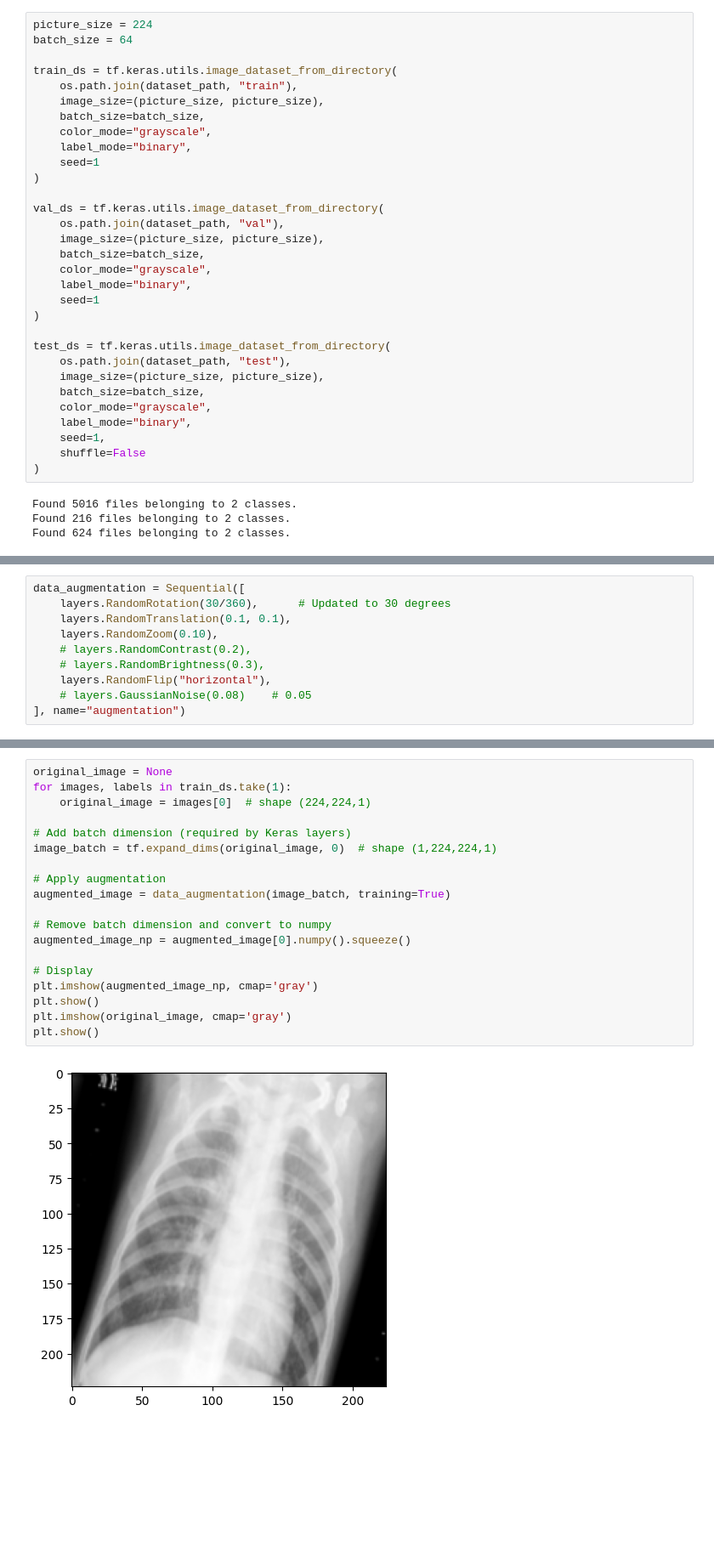
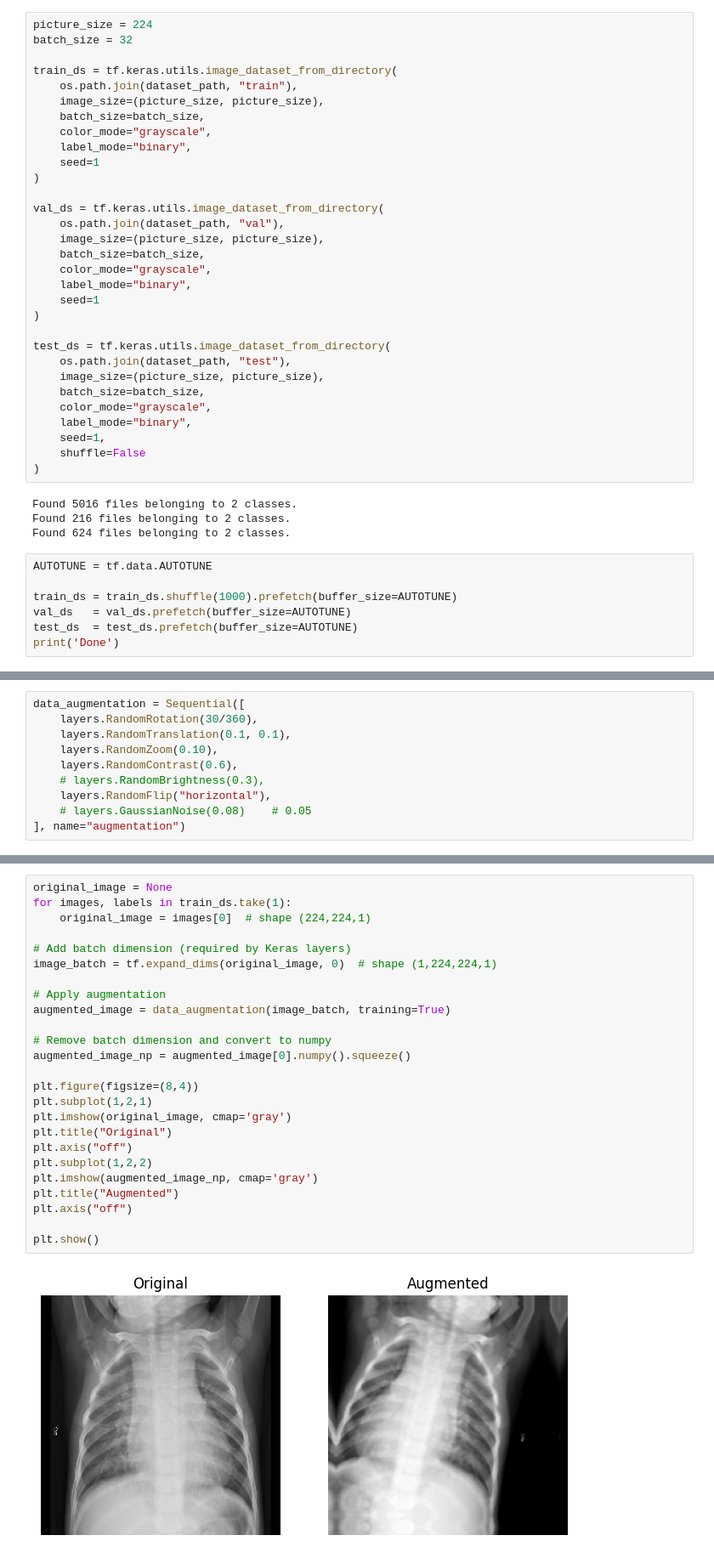
Before and after one commit to michael-nabil/pneumonia-xray-classifier, a Jupyter notebook: Chest_x_ray.ipynb, the cells around one changed output, grey strips where cells are left out. Shown at 85% size. Cells and saved outputs as stored; diff of their text form; blank space fills up the shorter version.

```diff
--- a/Chest_x_ray.ipynb
+++ b/Chest_x_ray.ipynb
@@ -348,7 +348,7 @@ model.compile(optimizer='adam', loss='binary_crossentropy', metrics=['accuracy']
 ### Loading data again, to load it as gray scale, to decrease the overhead on the model
 # %%
 picture_size = 224
-batch_size = 64
+batch_size = 32
 
 train_ds = tf.keras.utils.image_dataset_from_directory(
     os.path.join(dataset_path, "train"),
@@ -381,3 +381,10 @@ test_ds = tf.keras.utils.image_dataset_from_directory(
 Found 5016 files belonging to 2 classes.
 Found 216 files belonging to 2 classes.
 Found 624 files belonging to 2 classes.
+# %%
+AUTOTUNE = tf.data.AUTOTUNE
+
+train_ds = train_ds.shuffle(1000).prefetch(buffer_size=AUTOTUNE)
+val_ds   = val_ds.prefetch(buffer_size=AUTOTUNE)
+test_ds  = test_ds.prefetch(buffer_size=AUTOTUNE)
+print('Done')
@@ -384,9 +393,9 @@ Found 624 files belonging to 2 classes.
 # %%
 data_augmentation = Sequential([
-    layers.RandomRotation(30/360),      # Updated to 30 degrees
+    layers.RandomRotation(30/360),
     layers.RandomTranslation(0.1, 0.1),
     layers.RandomZoom(0.10),
-    # layers.RandomContrast(0.2),
+    layers.RandomContrast(0.6),
     # layers.RandomBrightness(0.3),
     layers.RandomFlip("horizontal"),
     # layers.GaussianNoise(0.08)    # 0.05
@@ -394,21 +405,27 @@ data_augmentation = Sequential([
 # %%
 original_image = None
 for images, labels in train_ds.take(1):
     original_image = images[0]  # shape (224,224,1)
 
 # Add batch dimension (required by Keras layers)
 image_batch = tf.expand_dims(original_image, 0)  # shape (1,224,224,1)
 
 # Apply augmentation
 augmented_image = data_augmentation(image_batch, training=True)
 
 # Remove batch dimension and convert to numpy
 augmented_image_np = augmented_image[0].numpy().squeeze()
 
-# Display
+plt.figure(figsize=(8,4))
+plt.subplot(1,2,1)
+plt.imshow(original_image, cmap='gray')
+plt.title("Original")
+plt.axis("off")
+plt.subplot(1,2,2)
 plt.imshow(augmented_image_np, cmap='gray')
+plt.title("Augmented")
+plt.axis("off")
+
 plt.show()
-plt.imshow(original_image, cmap='gray')
-plt.show()
 # %% [output]
-[figure, old version]
+[figure, new version]
```
Also changed, not shown: parts of 10 cells of this notebook.
